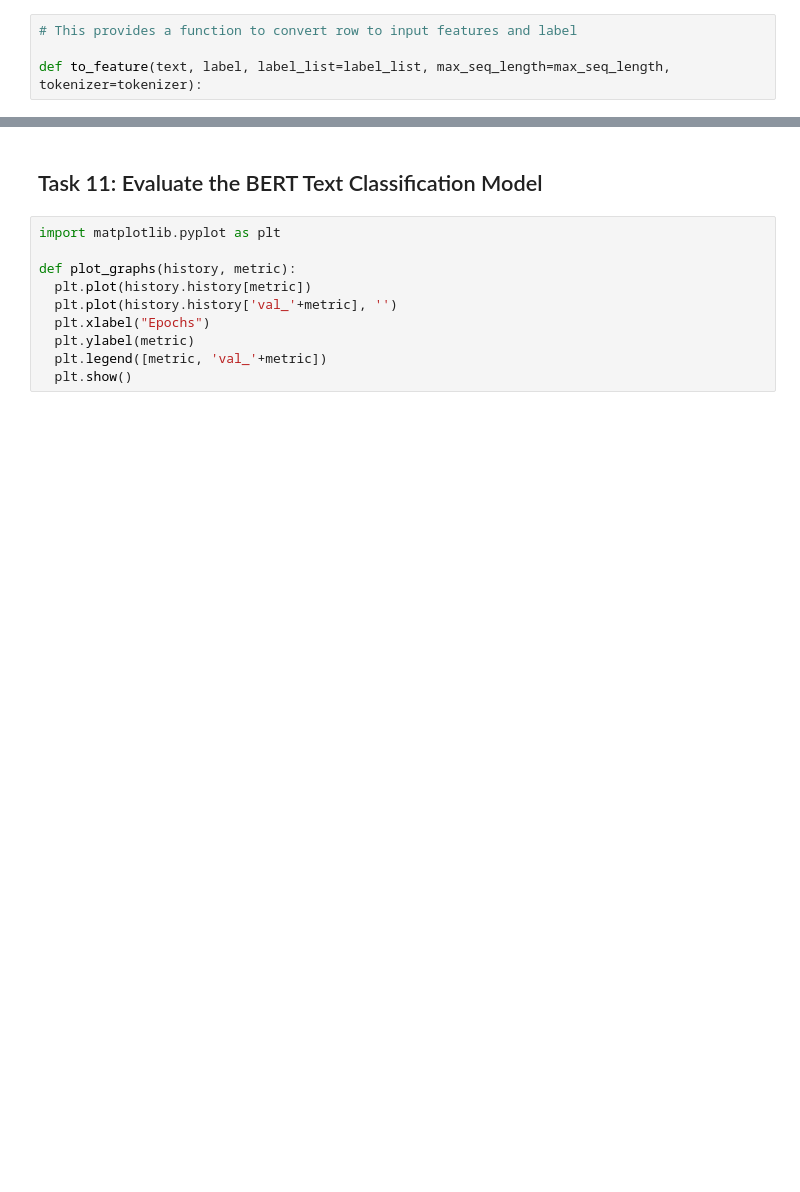
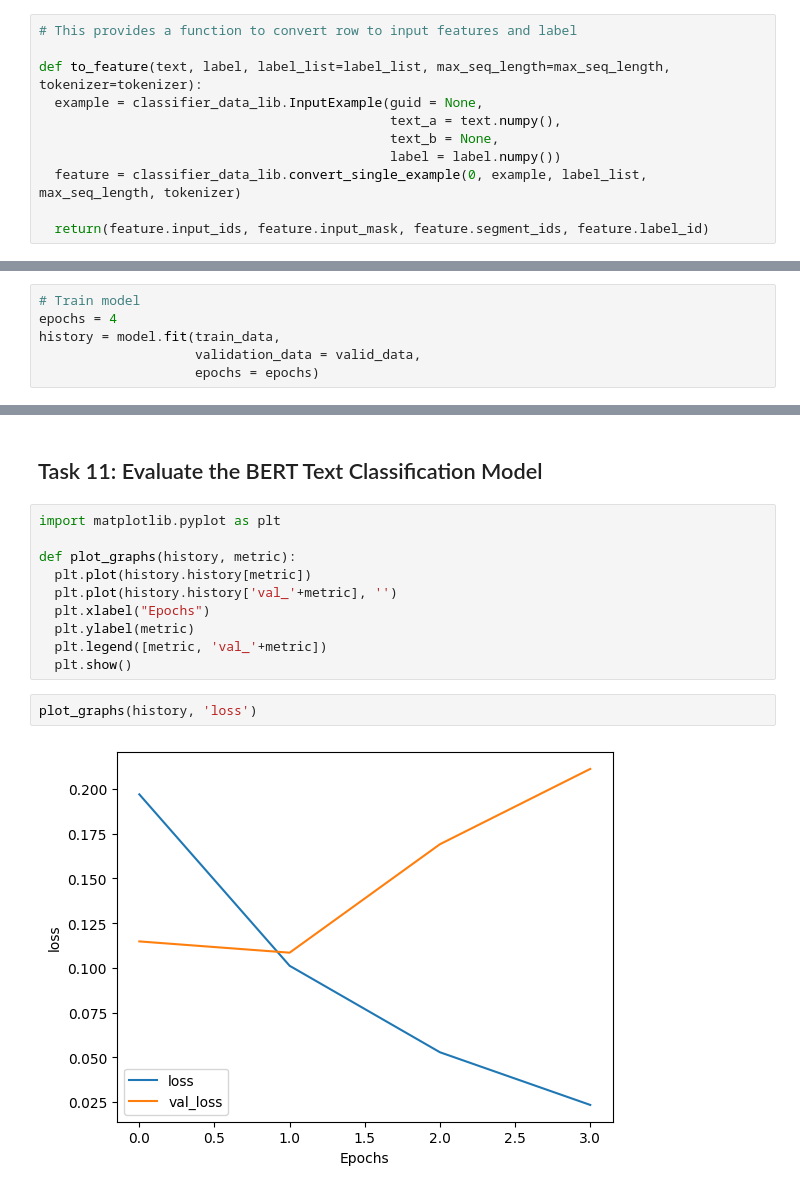
Before and after one commit to geethikaisuru/fine_tune_bert, a Jupyter notebook: Fine_Tune_BERT_for_Text_Classification_with_TensorFlow.ipynb, the cells around one changed output, grey strips where cells are left out. Cells and saved outputs as stored; diff of their text form; blank space fills up the shorter version.

```diff
--- a/Fine_Tune_BERT_for_Text_Classification_with_TensorFlow.ipynb
+++ b/Fine_Tune_BERT_for_Text_Classification_with_TensorFlow.ipynb
@@ -266,6 +237,13 @@ We'll need to transform our data into a format BERT understands. This involves t
 # This provides a function to convert row to input features and label
 
 def to_feature(text, label, label_list=label_list, max_seq_length=max_seq_length, tokenizer=tokenizer):
+  example = classifier_data_lib.InputExample(guid = None,
+                                             text_a = text.numpy(),
+                                             text_b = None,
+                                             label = label.numpy())
+  feature = classifier_data_lib.convert_single_example(0, example, label_list, max_seq_length, tokenizer)
+
+  return(feature.input_ids, feature.input_mask, feature.segment_ids, feature.label_id)
 # %% [markdown]
 You want to use [`Dataset.map`](https://www.tensorflow.org/api_docs/python/tf/data/Dataset#map) to apply this function to each element of the dataset. [`Dataset.map`](https://www.tensorflow.org/api_docs/python/tf/data/Dataset#map) runs in graph mode.
 
@@ -307,0 +366,6 @@ def create_model():
+# %%
+# Train model
+epochs = 4
+history = model.fit(train_data,
+                    validation_data = valid_data,
+                    epochs = epochs)
@@ -317,3 +390,7 @@ def plot_graphs(history, metric):
   plt.ylabel(metric)
   plt.legend([metric, 'val_'+metric])
   plt.show()
+# %%
+plot_graphs(history, 'loss')
+# %% [output]
+[figure, added]
```
Also changed, not shown: parts of 27 cells of this notebook.
